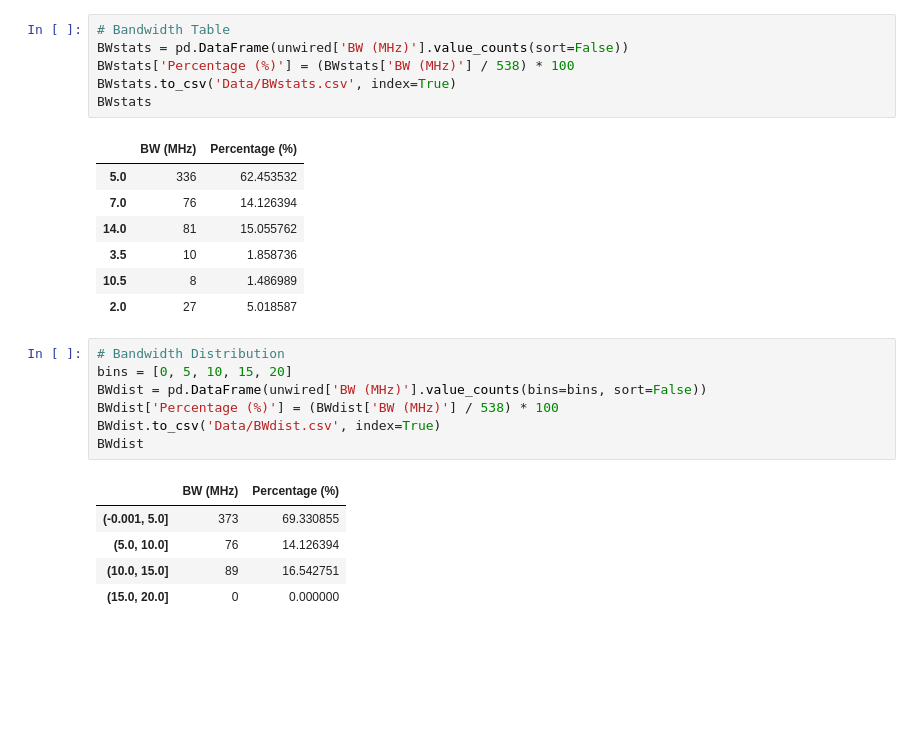
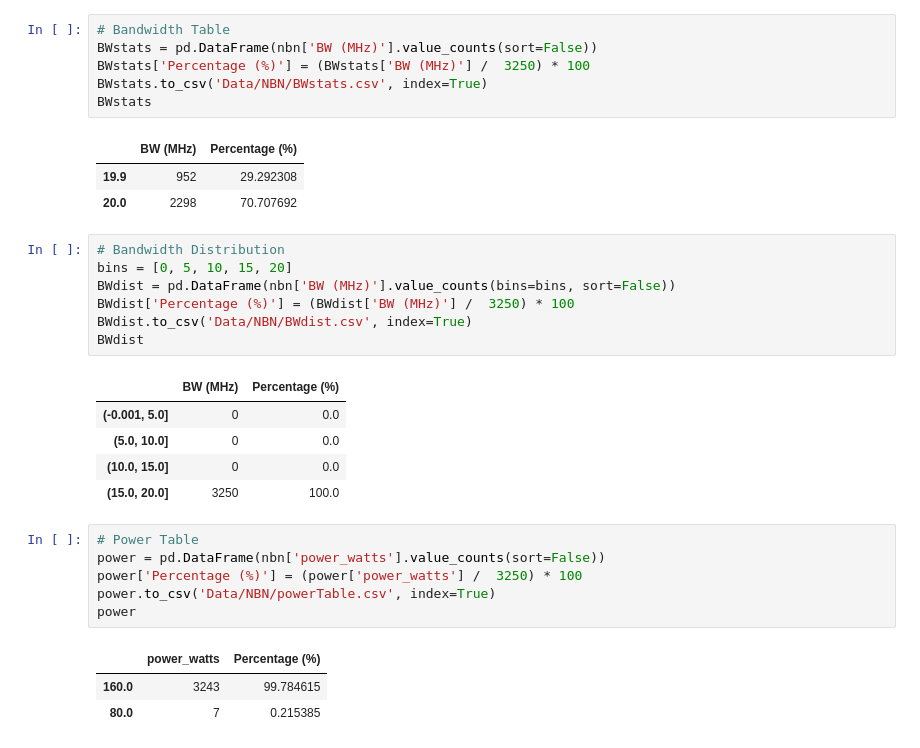
Before and after one commit to navnith-reddy/RAdata, a Jupyter notebook: NBNDataProcessing.ipynb, the cells around one changed output. Saved outputs shown, nothing was run; the diff lists cells and outputs as text; blank space fills up the shorter version.

```diff
--- a/NBNDataProcessing.ipynb
+++ b/NBNDataProcessing.ipynb
@@ -89,27 +105,33 @@ unwired
 # %%
 # Bandwidth Table
-BWstats = pd.DataFrame(unwired['BW (MHz)'].value_counts(sort=False))
-BWstats['Percentage (%)'] = (BWstats['BW (MHz)'] / 538) * 100
-BWstats.to_csv('Data/BWstats.csv', index=True)
+BWstats = pd.DataFrame(nbn['BW (MHz)'].value_counts(sort=False))
+BWstats['Percentage (%)'] = (BWstats['BW (MHz)'] /  3250) * 100
+BWstats.to_csv('Data/NBN/BWstats.csv', index=True)
 BWstats
 # %% [output]
 |  | BW (MHz) | Percentage (%) |
-| 5.0 | 336 | 62.453532 |
-| 7.0 | 76 | 14.126394 |
-| 14.0 | 81 | 15.055762 |
-| 3.5 | 10 | 1.858736 |
-| 10.5 | 8 | 1.486989 |
-| 2.0 | 27 | 5.018587 |
+| 19.9 | 952 | 29.292308 |
+| 20.0 | 2298 | 70.707692 |
 # %%
 # Bandwidth Distribution
 bins = [0, 5, 10, 15, 20]
-BWdist = pd.DataFrame(unwired['BW (MHz)'].value_counts(bins=bins, sort=False))
-BWdist['Percentage (%)'] = (BWdist['BW (MHz)'] / 538) * 100
-BWdist.to_csv('Data/BWdist.csv', index=True)
+BWdist = pd.DataFrame(nbn['BW (MHz)'].value_counts(bins=bins, sort=False))
+BWdist['Percentage (%)'] = (BWdist['BW (MHz)'] /  3250) * 100
+BWdist.to_csv('Data/NBN/BWdist.csv', index=True)
 BWdist
 # %% [output]
 |  | BW (MHz) | Percentage (%) |
-| (-0.001, 5.0] | 373 | 69.330855 |
-| (5.0, 10.0] | 76 | 14.126394 |
-| (10.0, 15.0] | 89 | 16.542751 |
-| (15.0, 20.0] | 0 | 0.000000 |
+| (-0.001, 5.0] | 0 | 0.0 |
+| (5.0, 10.0] | 0 | 0.0 |
+| (10.0, 15.0] | 0 | 0.0 |
+| (15.0, 20.0] | 3250 | 100.0 |
+# %%
+# Power Table
+power = pd.DataFrame(nbn['power_watts'].value_counts(sort=False))
+power['Percentage (%)'] = (power['power_watts'] /  3250) * 100
+power.to_csv('Data/NBN/powerTable.csv', index=True)
+power
+# %% [output]
+|  | power_watts | Percentage (%) |
+| 160.0 | 3243 | 99.784615 |
+| 80.0 | 7 | 0.215385 |
```
Also changed, not shown: parts of 14 cells of this notebook, 26 other files.
